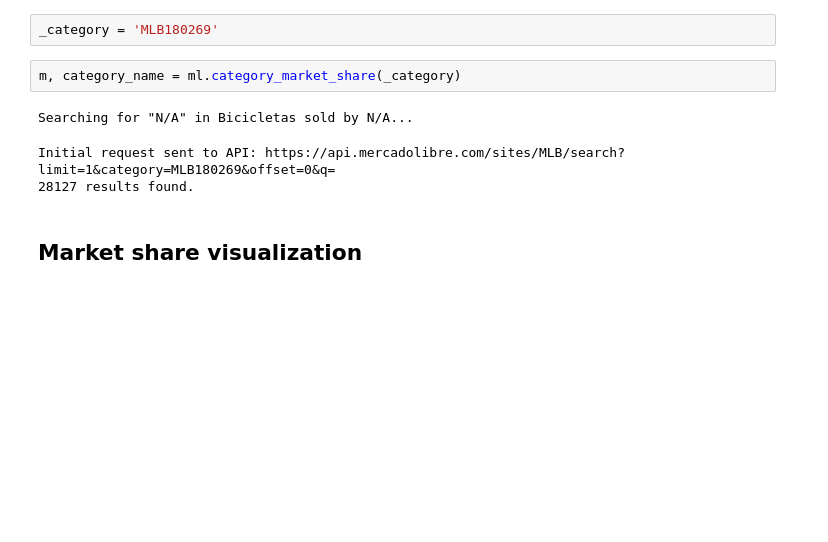
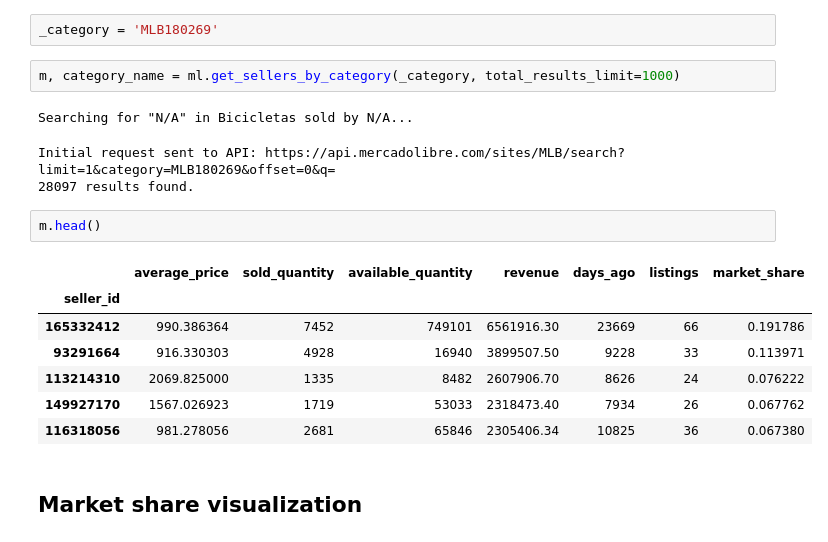
Before and after one commit to lpillmann/mercadolibre-api-wrapper, a Jupyter notebook: sellers-by-category.ipynb, the cells around one changed output. Saved outputs shown, nothing was run; the diff lists cells and outputs as text; blank space fills up the shorter version.

```diff
--- a/sellers-by-category.ipynb
+++ b/sellers-by-category.ipynb
@@ -33,11 +29,21 @@ HTML('<style>{}</style>'.format(css))
 # %%
 _category = 'MLB180269'
 # %%
-m, category_name = ml.category_market_share(_category)
+m, category_name = ml.get_sellers_by_category(_category, total_results_limit=1000)
 # %% [output]
 Searching for "N/A" in Bicicletas sold by N/A...
 Initial request sent to API: https://api.mercadolibre.com/sites/MLB/search?limit=1&category=MLB180269&offset=0&q=
-28127 results found.
+28097 results found.
+# %%
+m.head()
+# %% [output]
+|  | average_price | sold_quantity | available_quantity | revenue | days_ago | listings | market_share |
+| seller_id |  |  |  |  |  |  |  |
+| 165332412 | 990.386364 | 7452 | 749101 | 6561916.30 | 23669 | 66 | 0.191786 |
+| 93291664 | 916.330303 | 4928 | 16940 | 3899507.50 | 9228 | 33 | 0.113971 |
+| 113214310 | 2069.825000 | 1335 | 8482 | 2607906.70 | 8626 | 24 | 0.076222 |
+| 149927170 | 1567.026923 | 1719 | 53033 | 2318473.40 | 7934 | 26 | 0.067762 |
+| 116318056 | 981.278056 | 2681 | 65846 | 2305406.34 | 10825 | 36 | 0.067380 |
 # %% [markdown]
 ## Market share visualization
 # %%
```
Also changed, not shown: parts of 9 cells of this notebook, 2 other files.
